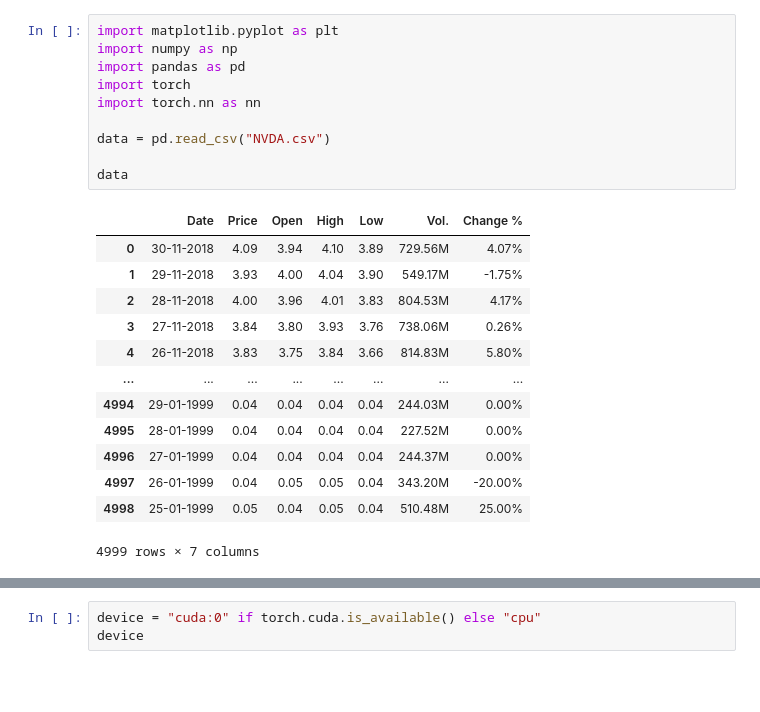
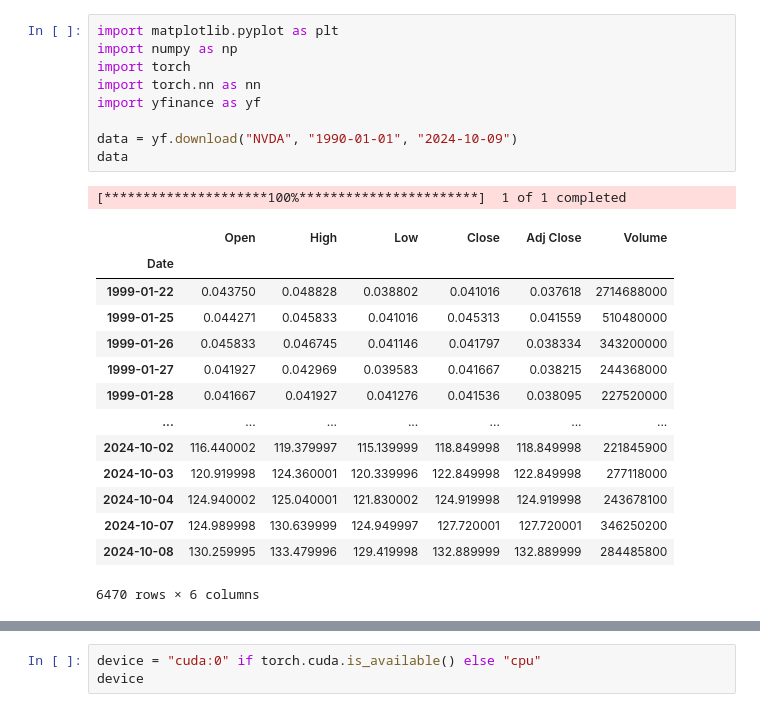
Before and after one commit to DPareek15/share-price-predictor, a Jupyter notebook: notebook.ipynb, the cells around one changed output, grey strips where cells are left out. Cells and saved outputs as stored; diff of their text form; blank space fills up the shorter version.

```diff
--- a/notebook.ipynb
+++ b/notebook.ipynb
@@ -1,25 +1,26 @@
 # %%
 import matplotlib.pyplot as plt
 import numpy as np
-import pandas as pd
 import torch
 import torch.nn as nn
+import yfinance as yf
 
-data = pd.read_csv("NVDA.csv")
-
+data = yf.download("NVDA", "1990-01-01", "2024-10-09")
 data
 # %% [output]
+[*********************100%***********************]  1 of 1 completed
-|  | Date | Price | Open | High | Low | Vol. | Change % |
-| 0 | 30-11-2018 | 4.09 | 3.94 | 4.10 | 3.89 | 729.56M | 4.07% |
-| 1 | 29-11-2018 | 3.93 | 4.00 | 4.04 | 3.90 | 549.17M | -1.75% |
-| 2 | 28-11-2018 | 4.00 | 3.96 | 4.01 | 3.83 | 804.53M | 4.17% |
-| 3 | 27-11-2018 | 3.84 | 3.80 | 3.93 | 3.76 | 738.06M | 0.26% |
-| 4 | 26-11-2018 | 3.83 | 3.75 | 3.84 | 3.66 | 814.83M | 5.80% |
-| ... | ... | ... | ... | ... | ... | ... | ... |
-| 4994 | 29-01-1999 | 0.04 | 0.04 | 0.04 | 0.04 | 244.03M | 0.00% |
-| 4995 | 28-01-1999 | 0.04 | 0.04 | 0.04 | 0.04 | 227.52M | 0.00% |
-| 4996 | 27-01-1999 | 0.04 | 0.04 | 0.04 | 0.04 | 244.37M | 0.00% |
-| 4997 | 26-01-1999 | 0.04 | 0.05 | 0.05 | 0.04 | 343.20M | -20.00% |
-| 4998 | 25-01-1999 | 0.05 | 0.04 | 0.05 | 0.04 | 510.48M | 25.00% |
+|  | Open | High | Low | Close | Adj Close | Volume |
+| Date |  |  |  |  |  |  |
+| 1999-01-22 | 0.043750 | 0.048828 | 0.038802 | 0.041016 | 0.037618 | 2714688000 |
+| 1999-01-25 | 0.044271 | 0.045833 | 0.041016 | 0.045313 | 0.041559 | 510480000 |
+| 1999-01-26 | 0.045833 | 0.046745 | 0.041146 | 0.041797 | 0.038334 | 343200000 |
+| 1999-01-27 | 0.041927 | 0.042969 | 0.039583 | 0.041667 | 0.038215 | 244368000 |
+| 1999-01-28 | 0.041667 | 0.041927 | 0.041276 | 0.041536 | 0.038095 | 227520000 |
+| ... | ... | ... | ... | ... | ... | ... |
+| 2024-10-02 | 116.440002 | 119.379997 | 115.139999 | 118.849998 | 118.849998 | 221845900 |
+| 2024-10-03 | 120.919998 | 124.360001 | 120.339996 | 122.849998 | 122.849998 | 277118000 |
+| 2024-10-04 | 124.940002 | 125.040001 | 121.830002 | 124.919998 | 124.919998 | 243678100 |
+| 2024-10-07 | 124.989998 | 130.639999 | 124.949997 | 127.720001 | 127.720001 | 346250200 |
+| 2024-10-08 | 130.259995 | 133.479996 | 129.419998 | 132.889999 | 132.889999 | 284485800 |
-4999 rows × 7 columns
+6470 rows × 6 columns
 # %%
```
Also changed, not shown: parts of 22 cells of this notebook, 3 other files.
